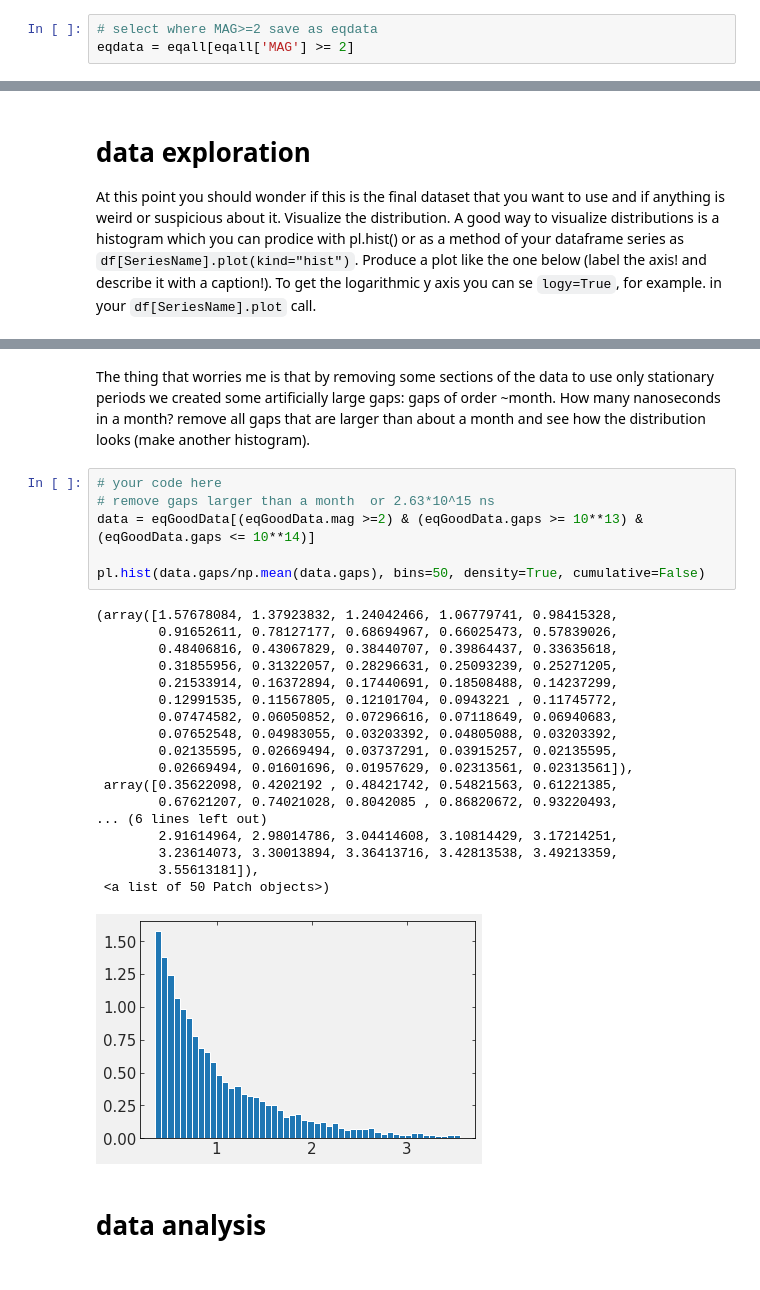
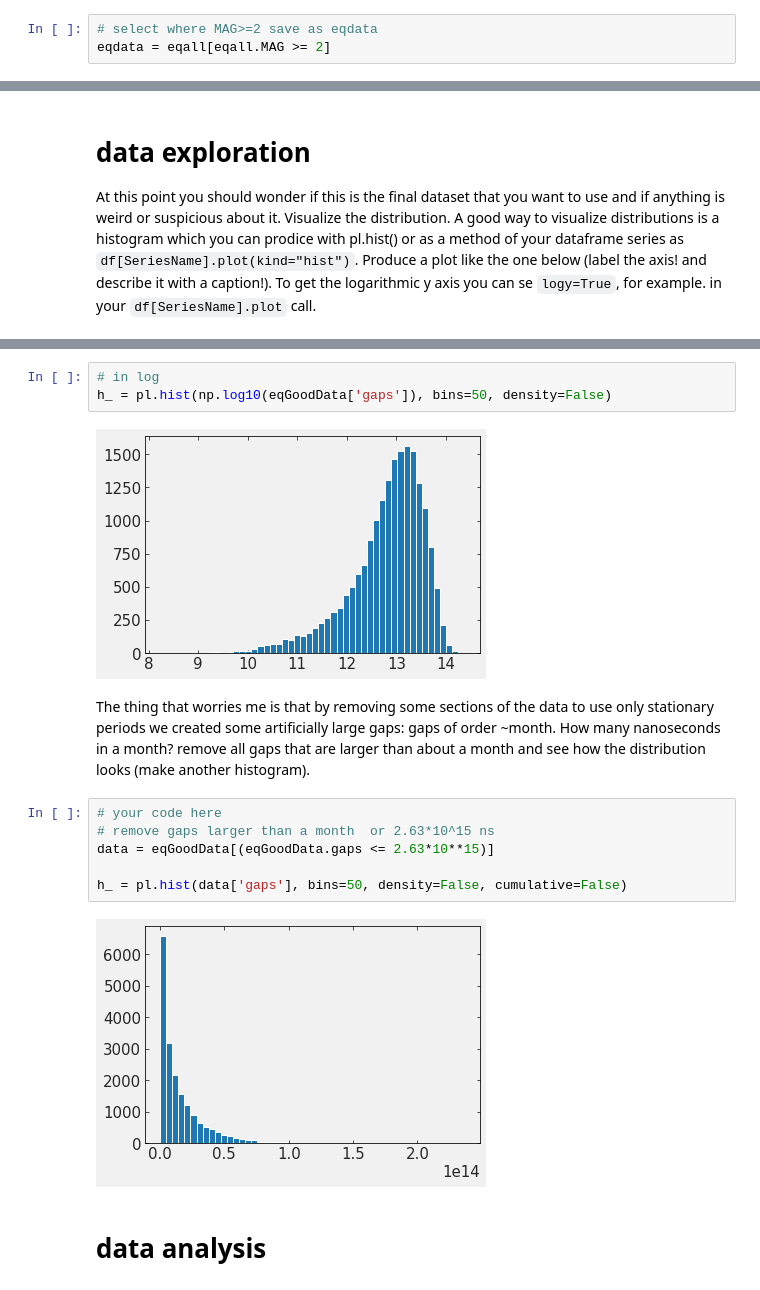
Before and after one commit to xiaolng/DSPS_xLi, a Jupyter notebook: HW3/KS_earthquakes.ipynb, the cells around one changed output, grey strips where cells are left out. Saved outputs shown, nothing was run; the diff lists cells and outputs as text.

```diff
--- a/HW3/KS_earthquakes.ipynb
+++ b/HW3/KS_earthquakes.ipynb
@@ -73,7 +73,7 @@ eqall.head()
 | 4 | 1984/01/01 | 06:59:05.14 | eq | l | 2.43 | c | 33.343 | -117.628 | 5.6 | C | ... |
 # %%
 # select where MAG>=2 save as eqdata
-eqdata = eqall[eqall['MAG'] >= 2]
+eqdata = eqall[eqall.MAG >= 2]
 # %% [markdown]
 running the following lines of code should give you the same result as mine if you used the file I provided (467 students), and qualitatively  similar if you are using your own data (667 students)
 # %%
@@ -289,30 +287,18 @@ pl.xlim([0, 10])
+# %%
+# in log
+h_ = pl.hist(np.log10(eqGoodData['gaps']), bins=50, density=False)
+# %% [output]
+[figure, added]
 # %% [markdown]
 The thing that worries me is that by removing some sections of the data to use only stationary periods we created some artificially large gaps: gaps of order ~month. How many nanoseconds in a month? remove all gaps that are larger than about a month and see how the distribution looks (make another histogram).
 # %%
 # your code here
 # remove gaps larger than a month  or 2.63*10^15 ns
-data = eqGoodData[(eqGoodData.mag >=2) & (eqGoodData.gaps >= 10**13) & (eqGoodData.gaps <= 10**14)]
+data = eqGoodData[(eqGoodData.gaps <= 2.63*10**15)]
 
-pl.hist(data.gaps/np.mean(data.gaps), bins=50, density=True, cumulative=False)
+h_ = pl.hist(data['gaps'], bins=50, density=False, cumulative=False)
 # %% [output]
-(array([1.57678084, 1.37923832, 1.24042466, 1.06779741, 0.98415328,
-        0.91652611, 0.78127177, 0.68694967, 0.66025473, 0.57839026,
-        0.48406816, 0.43067829, 0.38440707, 0.39864437, 0.33635618,
-        0.31855956, 0.31322057, 0.28296631, 0.25093239, 0.25271205,
-        0.21533914, 0.16372894, 0.17440691, 0.18508488, 0.14237299,
-        0.12991535, 0.11567805, 0.12101704, 0.0943221 , 0.11745772,
-        0.07474582, 0.06050852, 0.07296616, 0.07118649, 0.06940683,
-        0.07652548, 0.04983055, 0.03203392, 0.04805088, 0.03203392,
-        0.02135595, 0.02669494, 0.03737291, 0.03915257, 0.02135595,
-        0.02669494, 0.01601696, 0.01957629, 0.02313561, 0.02313561]),
- array([0.35622098, 0.4202192 , 0.48421742, 0.54821563, 0.61221385,
-        0.67621207, 0.74021028, 0.8042085 , 0.86820672, 0.93220493,
-... (6 lines left out)
-        2.91614964, 2.98014786, 3.04414608, 3.10814429, 3.17214251,
-        3.23614073, 3.30013894, 3.36413716, 3.42813538, 3.49213359,
-        3.55613181]),
- <a list of 50 Patch objects>)
-[figure, old version]
+[figure, new version]
 # %% [markdown]
 # data analysis
 # %% [markdown]
```
Also changed, not shown: parts of 21 cells of this notebook.
